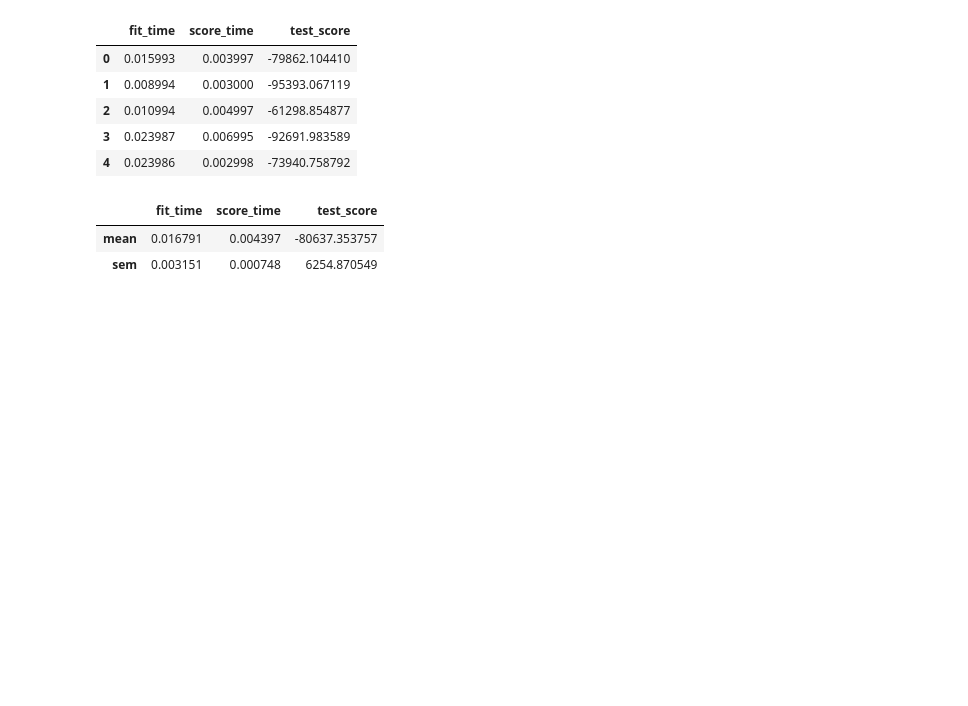
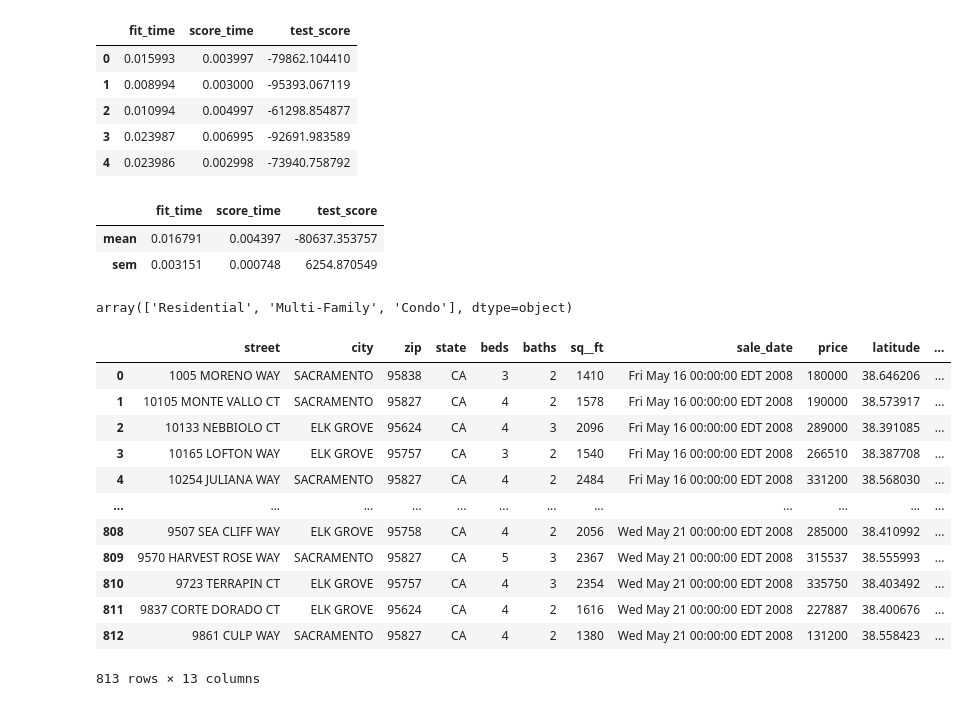
Before and after one commit to andreaholstein/LCR, a Jupyter notebook: 01_materials/notebooks/LiveCode_LCR4.ipynb, the cells around one changed output. Cells and saved outputs as stored; diff of their text form; code cells hidden in the pictures; blank space fills up the shorter version.

```diff
--- a/01_materials/notebooks/LiveCode_LCR4.ipynb
+++ b/01_materials/notebooks/LiveCode_LCR4.ipynb
@@ -265,3 +282,29 @@ cv_5_metrics_mlm
 |  | fit_time | score_time | test_score |
 | mean | 0.016791 | 0.004397 | -80637.353757 |
 | sem | 0.003151 | 0.000748 | 6254.870549 |
+# %%
+sacramento["type"].unique()
+# %% [output]
+array(['Residential', 'Multi-Family', 'Condo'], dtype=object)
+# %%
+sacramento_encoded = pd.get_dummies(sacramento, columns=["type"], drop_first=True)
+# drop allows us to avoid multi-linearity
+# %%
+sacramento_encoded
+# cateory condo has been dropped
+# everything else represented in binary (1 = y, 0 = n)
+# if both 0, type = condo
+# %% [output]
+|  | street | city | zip | state | beds | baths | sq__ft | sale_date | price | latitude | ... |
+| 0 | 1005 MORENO WAY | SACRAMENTO | 95838 | CA | 3 | 2 | 1410 | Fri May 16 00:00:00 EDT 2008 | 180000 | 38.646206 | ... |
+| 1 | 10105 MONTE VALLO CT | SACRAMENTO | 95827 | CA | 4 | 2 | 1578 | Fri May 16 00:00:00 EDT 2008 | 190000 | 38.573917 | ... |
+| 2 | 10133 NEBBIOLO CT | ELK GROVE | 95624 | CA | 4 | 3 | 2096 | Fri May 16 00:00:00 EDT 2008 | 289000 | 38.391085 | ... |
+| 3 | 10165 LOFTON WAY | ELK GROVE | 95757 | CA | 3 | 2 | 1540 | Fri May 16 00:00:00 EDT 2008 | 266510 | 38.387708 | ... |
+| 4 | 10254 JULIANA WAY | SACRAMENTO | 95827 | CA | 4 | 2 | 2484 | Fri May 16 00:00:00 EDT 2008 | 331200 | 38.568030 | ... |
+| ... | ... | ... | ... | ... | ... | ... | ... | ... | ... | ... | ... |
+| 808 | 9507 SEA CLIFF WAY | ELK GROVE | 95758 | CA | 4 | 2 | 2056 | Wed May 21 00:00:00 EDT 2008 | 285000 | 38.410992 | ... |
+| 809 | 9570 HARVEST ROSE WAY | SACRAMENTO | 95827 | CA | 5 | 3 | 2367 | Wed May 21 00:00:00 EDT 2008 | 315537 | 38.555993 | ... |
+| 810 | 9723 TERRAPIN CT | ELK GROVE | 95757 | CA | 4 | 3 | 2354 | Wed May 21 00:00:00 EDT 2008 | 335750 | 38.403492 | ... |
+| 811 | 9837 CORTE DORADO CT | ELK GROVE | 95624 | CA | 4 | 2 | 1616 | Wed May 21 00:00:00 EDT 2008 | 227887 | 38.400676 | ... |
+| 812 | 9861 CULP WAY | SACRAMENTO | 95827 | CA | 4 | 2 | 1380 | Wed May 21 00:00:00 EDT 2008 | 131200 | 38.558423 | ... |
+813 rows × 13 columns
```
Also changed, not shown: parts of 15 cells of this notebook.
